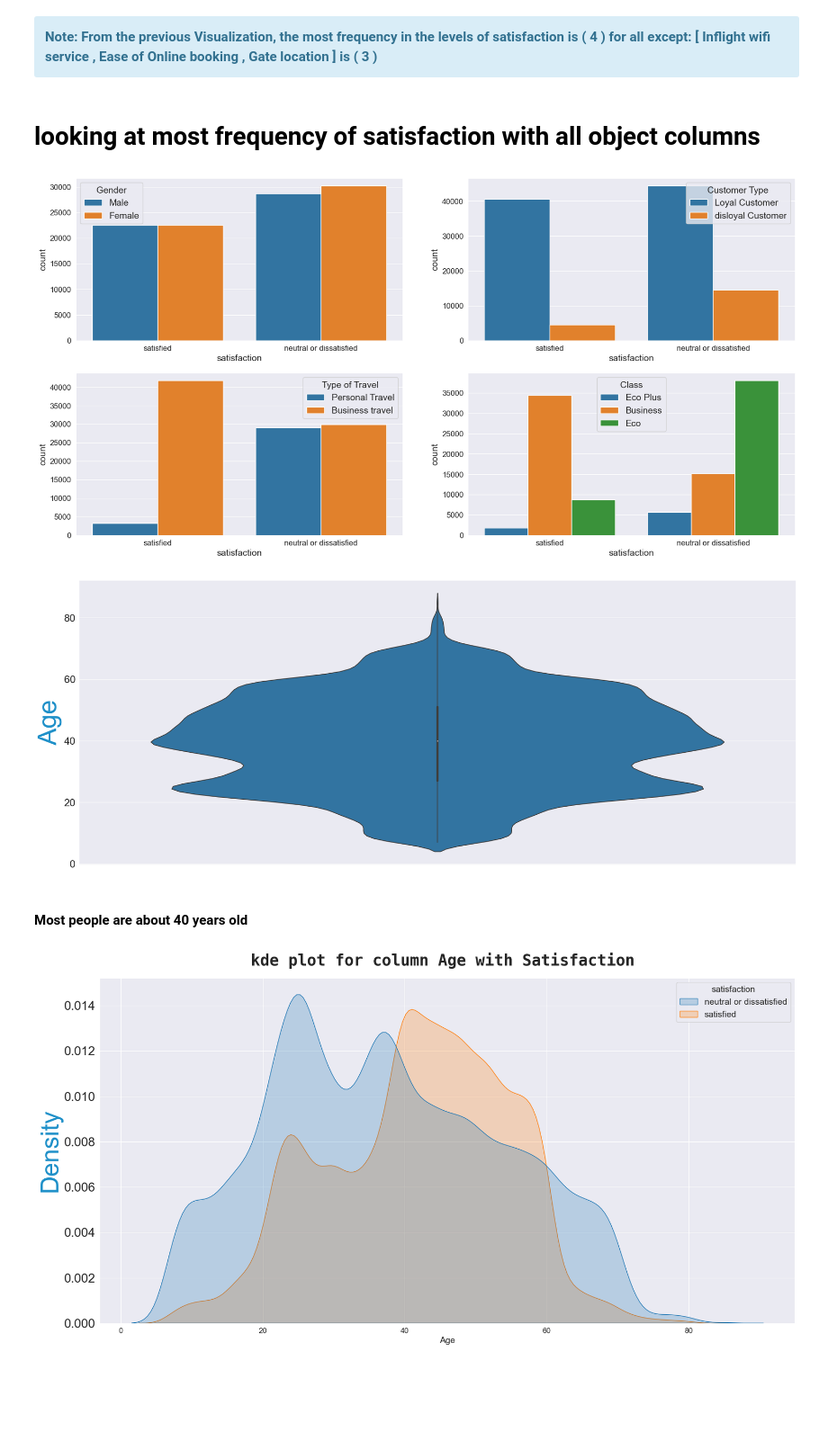
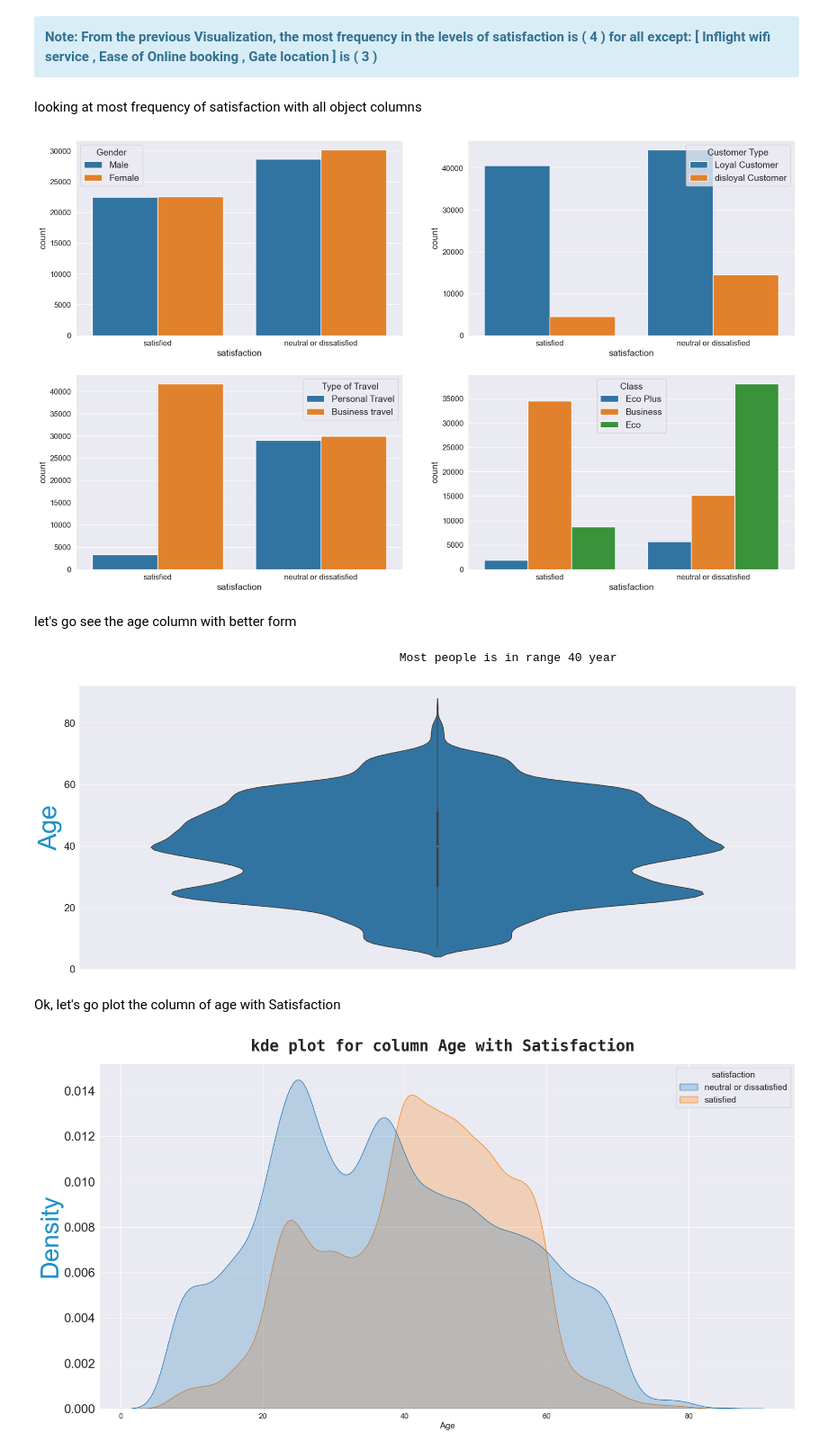
Before and after one commit to abdoghazala7/Airline-Passenger-Satisfaction, a Jupyter notebook: Airline-Passenger-Satisfaction.ipynb, the cells around one changed output. Shown at 90% size. Cells and saved outputs as stored; diff of their text form; code cells hidden in the pictures; blank space fills up the shorter version.

```diff
--- a/Airline-Passenger-Satisfaction.ipynb
+++ b/Airline-Passenger-Satisfaction.ipynb
@@ -139,31 +133,35 @@ plt.show()
     <b>   Note: From the previous Visualization, the most frequency in the levels of satisfaction is ( 4 ) for all except:                     [ Inflight wifi service , Ease of Online booking , Gate location ] is ( 3 )  </b>
 </div>
 # %% [markdown]
-# looking at most frequency of satisfaction with all object columns
+looking at most frequency of satisfaction with all object columns
 # %%
-cols =['Gender', 'Customer Type' , 'Type of Travel' , 'Class']
-fig, ax = plt.subplots(2, 2, figsize = (20, 10))
+cols = df.drop('satisfaction' , axis = 1).select_dtypes(exclude=[np.number]).columns
+fig, ax = plt.subplots(2, 2, figsize = (20, 12))
 ax = ax.flatten()
 
 for i, column in enumerate(cols):
 
 
     sns.countplot( data = df , x= 'satisfaction', hue = column , order = ['satisfied' ,'neutral or dissatisfied'] , ax = ax[i])
 
 plt.show()
 # %% [output]
-[figure, old version]
+[figure, new version]
+# %% [markdown]
+let's go see the age column with better form
 # %%
 plt.figure(figsize = (25,10))
 
 plt.rc('ytick', labelsize=20)
 sns.violinplot(y = 'Age' , data = df)
 plt.ylabel('Age' , size=50, color='#1e90c9')
+print(Fore.BLUE + 52* ' ' + 'Most people is in range 40 year')
 plt.show()
 # %% [output]
+                                                    Most people is in range 40 year
 [figure]
-# %% [markdown]
-#### Most people are about 40 years old
+# %% [markdown]
+Ok, let's go plot the column of age with Satisfaction
 # %%
 plt.figure(figsize = (20,10))
 
```
Also changed, not shown: parts of 99 cells of this notebook.
